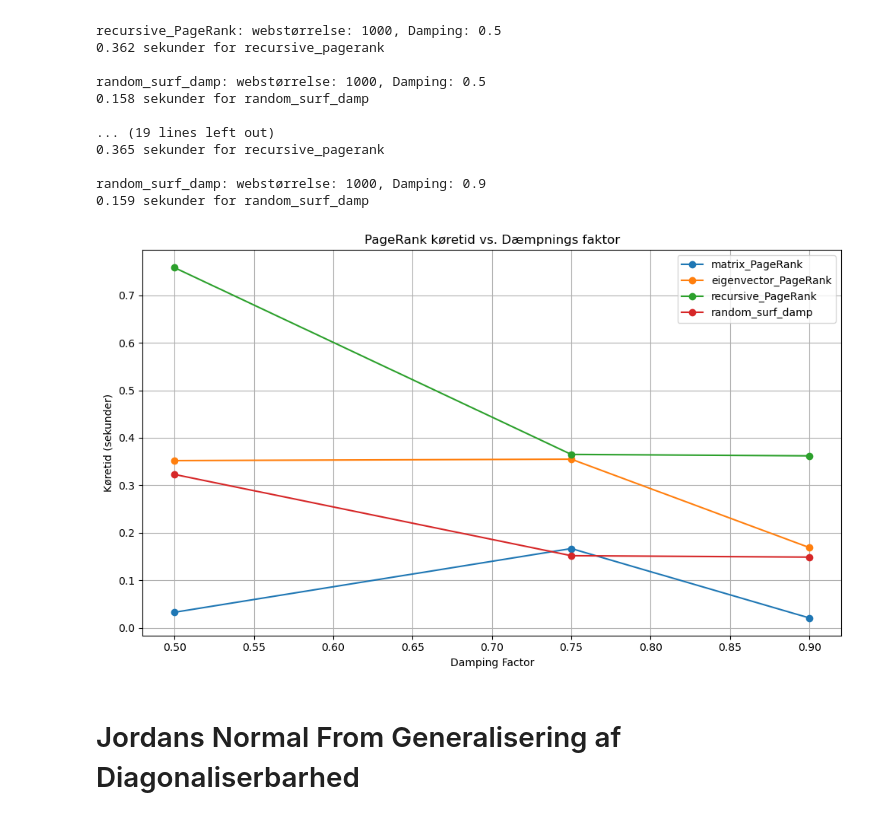
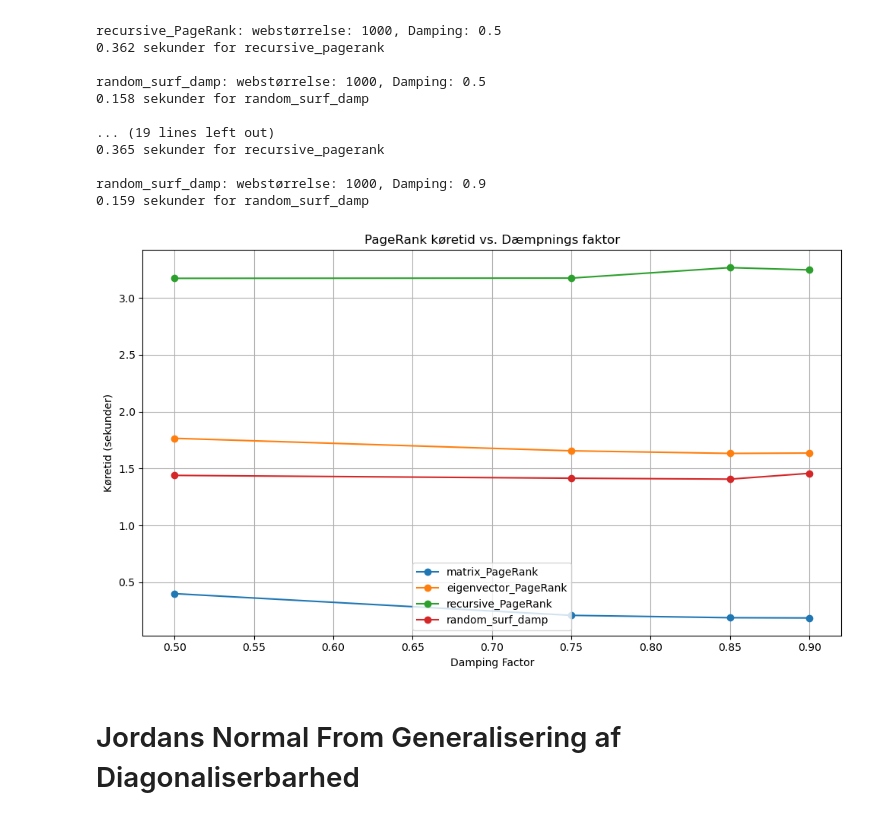
Before and after one commit to Raaaainbow/page-rank, a Jupyter notebook: PageRank.ipynb, the cells around one changed output. Drawn from its saved outputs; the diff is of its cells as text; code cells hidden in the pictures.

```diff
--- a/PageRank.ipynb
+++ b/PageRank.ipynb
@@ -1211,8 +1203,8 @@ random_surf_damp: webstørrelse: 1000, Damping: 0.5
 random_surf_damp: webstørrelse: 1000, Damping: 0.9
 0.159 sekunder for random_surf_damp
 # %%
-web_size = 1000
-damping = [0.5, 0.75, 0.9]
+web_size = 3000
+damping = [0.5, 0.75, 0.85, 0.9]
 web = make_web(web_size, 10)
 
 # Store timing results
@@ -1235,34 +1227,34 @@ def timer_function(func, web, power=69, d=0.85):
     end_time = time.time()
     return result, round(end_time - start_time, 3)
 
 # Run the tests and collect timing data
 for i in damping:
     _, T1 = timer_function(matrix_PageRank, web, power=50, d=i)
     timings["matrix_PageRank"].append(T1)
 
     _, T2 = timer_function(eigenvector_PageRank, web, d=i)
     timings["eigenvector_PageRank"].append(T2)
 
     _, T3 = timer_function(recursive_PageRank, web, d=i)
     timings["recursive_PageRank"].append(T3)
 
     _, T4 = timer_function(random_surf_damp, web, power=420, d=i)
     timings["random_surf_damp"].append(T4)
 
 # Plotting
 plt.figure(figsize=(10, 6))
 for method, times in timings.items():
     plt.plot(damping, times, label=method, marker='o')
 
 plt.title("PageRank køretid vs. Dæmpnings faktor")
 plt.xlabel("Damping Factor")
 plt.ylabel("Køretid (sekunder)")
 plt.legend()
 plt.grid(True)
 plt.tight_layout()
 plt.show()
 # %% [output]
-[figure, old version]
+[figure, new version]
 # %% [markdown]
 # Jordans Normal From Generalisering af Diagonaliserbarhed
 # %% [markdown]
```
Also changed, not shown: parts of 1 cell of this notebook.
